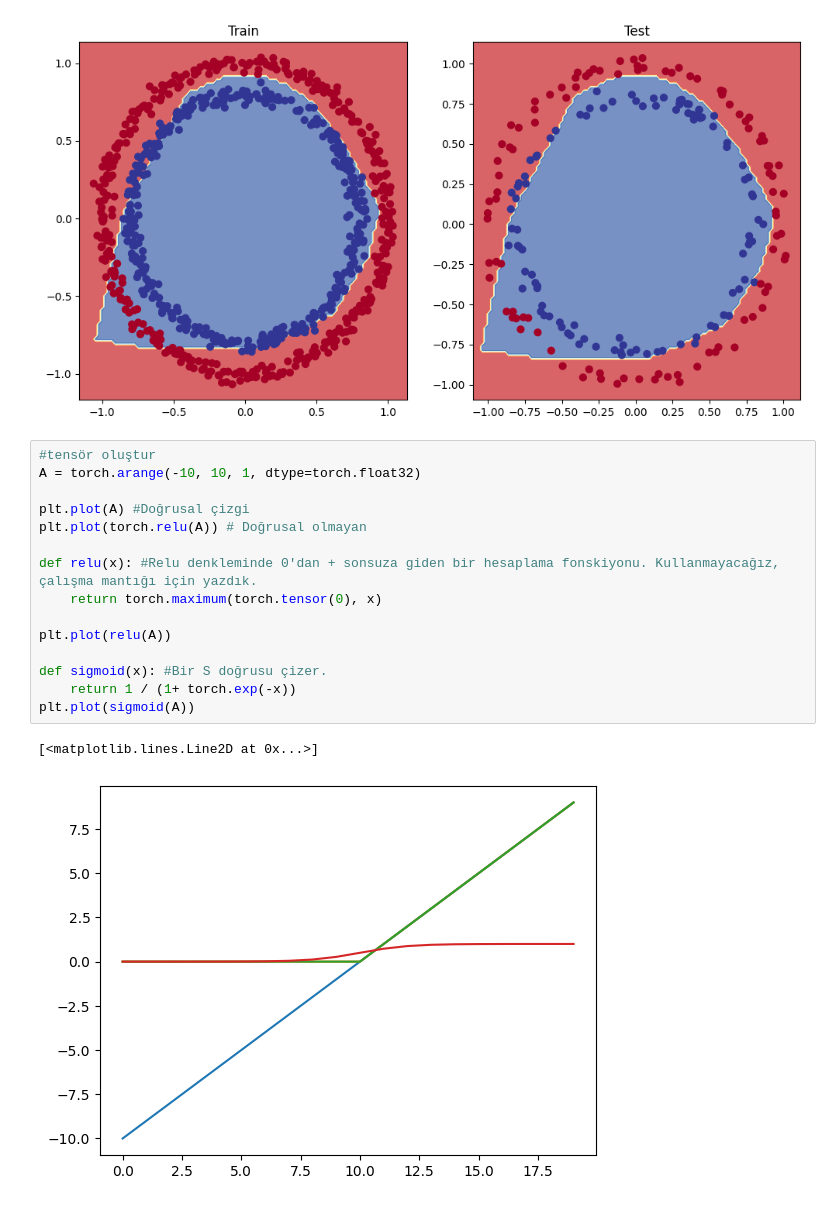
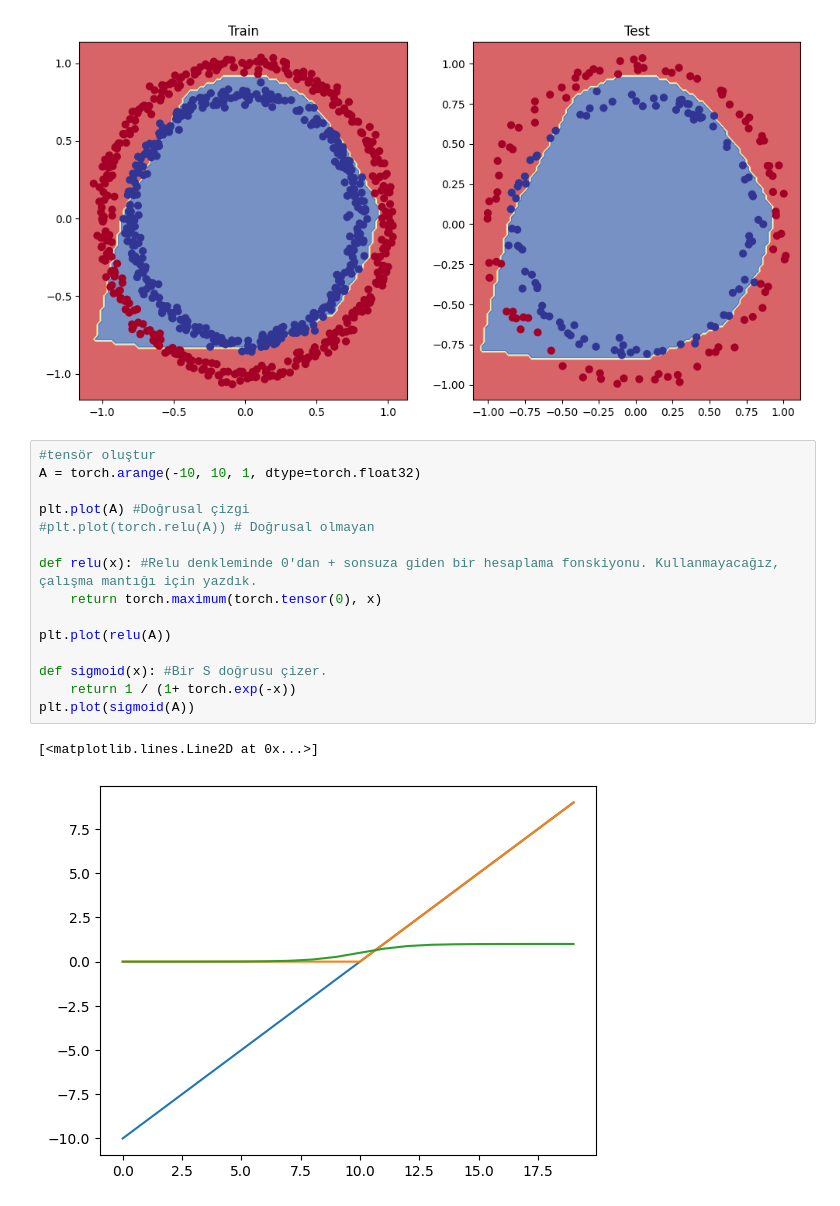
Before and after one commit to ugursirvermez/PyTorch_Education, a Jupyter notebook: 03_pytorch_nn_model_classification.ipynb, the cells around one changed output. Drawn from its saved outputs; the diff is of its cells as text.

```diff
--- a/03_pytorch_nn_model_classification.ipynb
+++ b/03_pytorch_nn_model_classification.ipynb
@@ -608,18 +608,18 @@ Epoch: 900 | Loss: 0.6236, Acc:  74.00% | Test loss: 0.62145, Test acc:  79.00%
 # %%
 #tensör oluştur
 A = torch.arange(-10, 10, 1, dtype=torch.float32)
 
 plt.plot(A) #Doğrusal çizgi
-plt.plot(torch.relu(A)) # Doğrusal olmayan
+#plt.plot(torch.relu(A)) # Doğrusal olmayan
 
 def relu(x): #Relu denkleminde 0'dan + sonsuza giden bir hesaplama fonskiyonu. Kullanmayacağız, çalışma mantığı için yazdık.
 	return torch.maximum(torch.tensor(0), x)
 
 plt.plot(relu(A))
 
 def sigmoid(x): #Bir S doğrusu çizer.
 	return 1 / (1+ torch.exp(-x))
 plt.plot(sigmoid(A))
 # %% [output]
 [<matplotlib.lines.Line2D at 0x...>]
-[figure, old version]
+[figure, new version]
```
Also changed, not shown: parts of 2 cells of this notebook.
